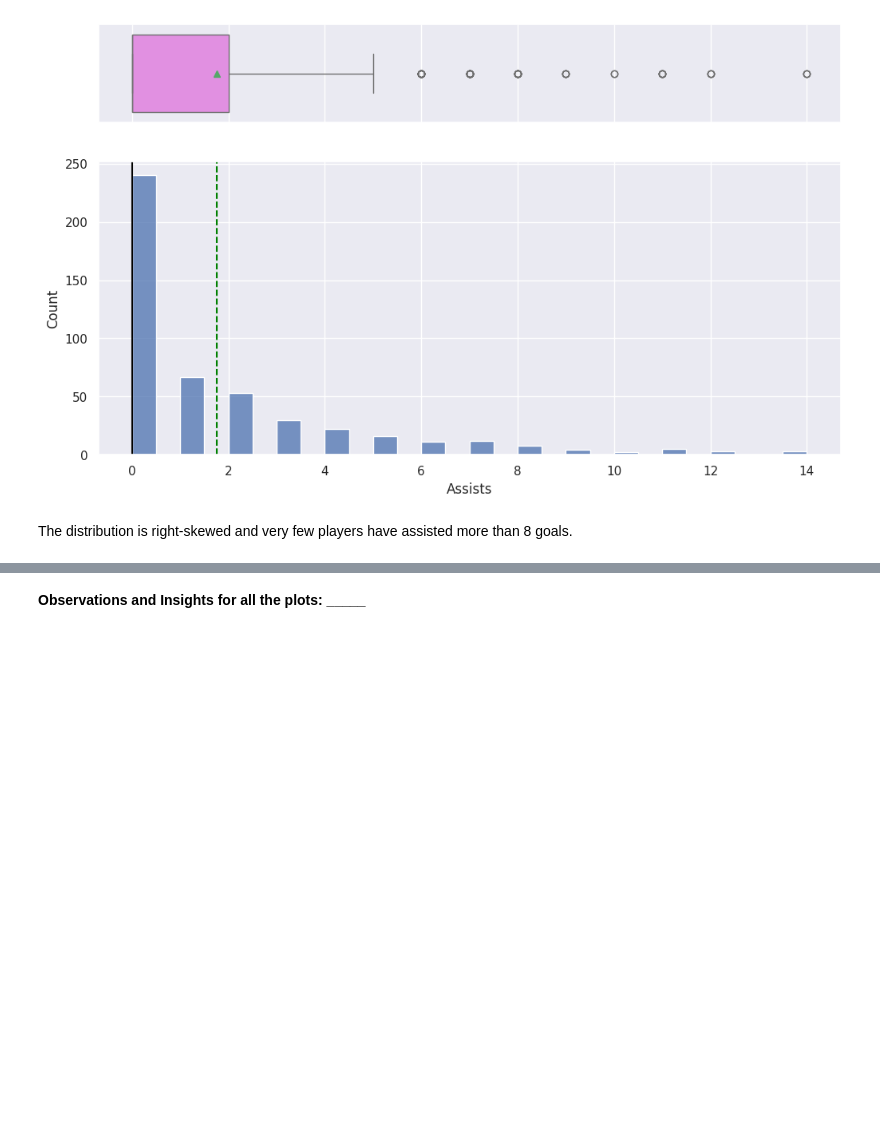
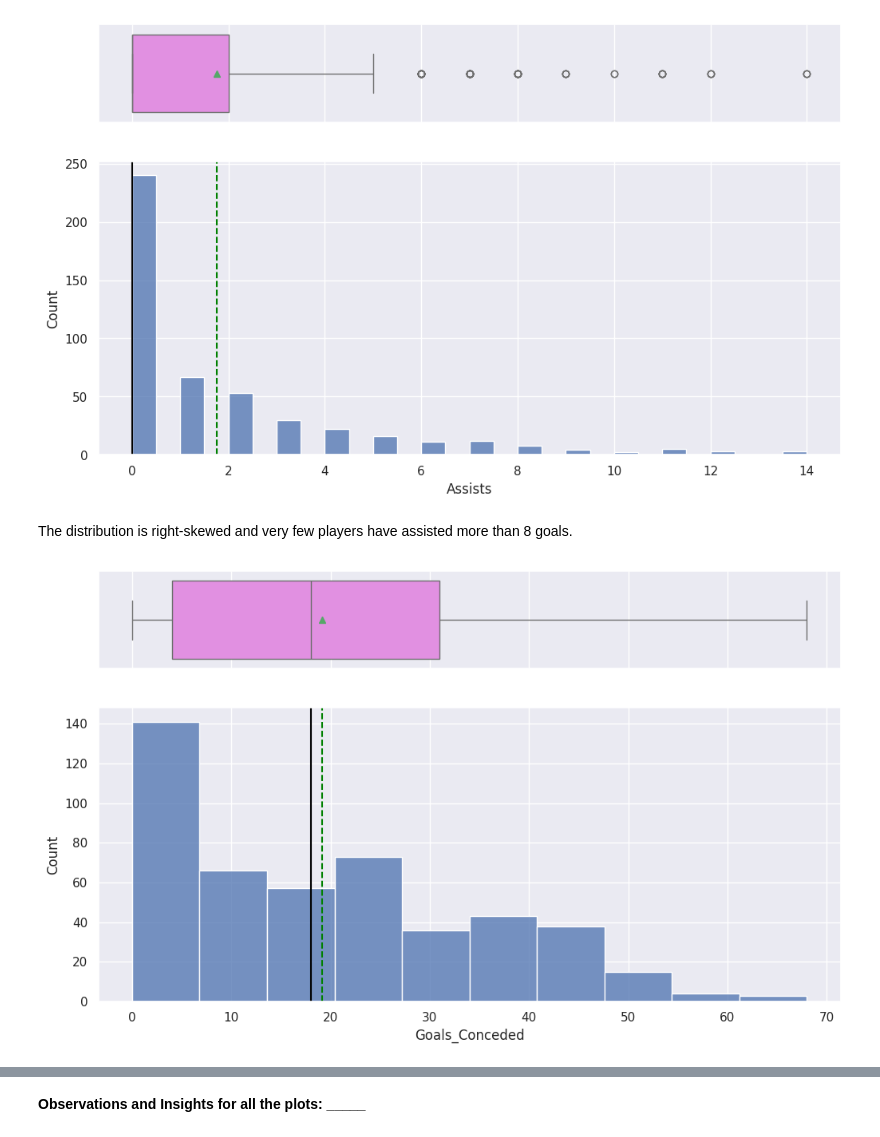
Before and after one commit to vivimtz888/dataanalysis-visualization, a Jupyter notebook: Learner_Notebook_Unsupervised_Learning_Practice_Project.ipynb, the cells around one changed output, grey strips where cells are left out. Cells and saved outputs as stored; diff of their text form; code cells hidden in the pictures; blank space fills up the shorter version.

```diff
--- a/Learner_Notebook_Unsupervised_Learning_Practice_Project.ipynb
+++ b/Learner_Notebook_Unsupervised_Learning_Practice_Project.ipynb
@@ -259,3 +259,6 @@ histogram_boxplot(df_copy,'Assists')  # Complete the code to create histogram_bo
 The distribution is right-skewed and very few players have assisted more than 8 goals.
 # %%
 # Plot the histogram and the boxplot for 'Goals_Conceded'
+histogram_boxplot(df_copy,'Goals_Conceded')
+# %% [output]
+[figure, added]
```
Also changed, not shown: parts of 16 cells of this notebook.
